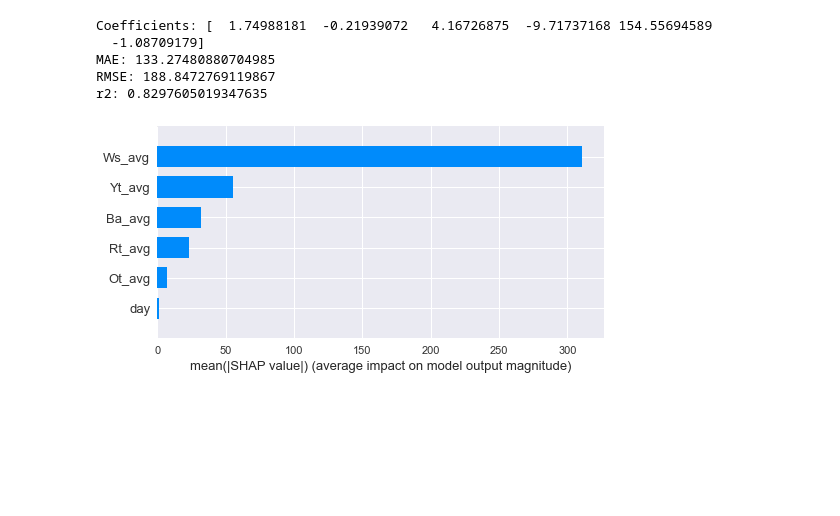
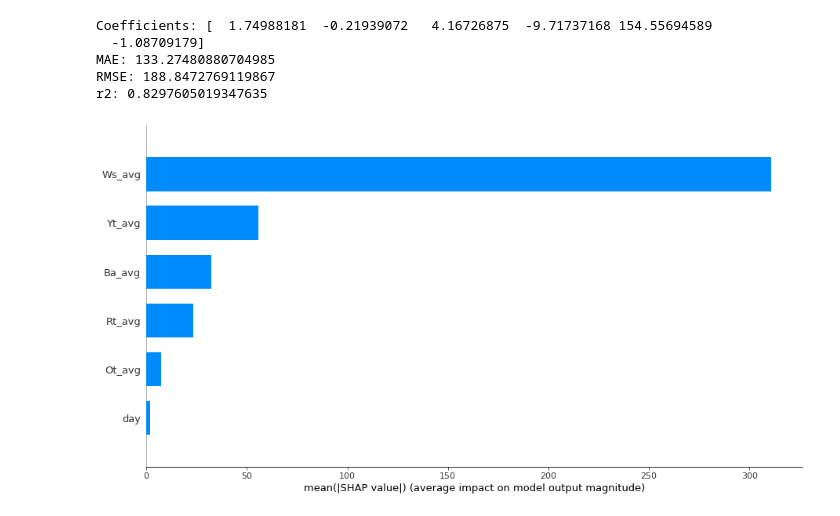
Before and after one commit to jo997/BA-WindPowerForecasting, a Jupyter notebook: Jupyter Notebooks/models/Multiple Linear Regression.ipynb, the cells around one changed output. Drawn from its saved outputs; the diff is of its cells as text; code cells hidden in the pictures; blank space fills up the shorter version.

```diff
--- a/Jupyter Notebooks/models/Multiple Linear Regression.ipynb
+++ b/Jupyter Notebooks/models/Multiple Linear Regression.ipynb
@@ -205,7 +205,7 @@ and train the model:
 LR = linear_model.LinearRegression()
 
 # fitting the training data
-modelLR = LR.fit(x_train,y_train)
+modelLR = LR.fit(x_train.values,y_train.values)
 # %% [markdown]
 make some plots:
 # %%
@@ -253,6 +240,0 @@ dfplot.head()
-# %%
-plt.figure(figsize=(17,4))
-plt.style.use('seaborn')
-plt.plot_date(dfplot['time'],dfplot['real'])
-plt.tight_layout()
-plt.show()
@@ -277,7 +257,7 @@ r2: 0.8297605019347635
 # %%
 # compute the SHAP values for the linear model
 explainer = shap.LinearExplainer(modelLR, x_test)
 shap_values = explainer.shap_values(x_test)
-shap.summary_plot(shap_values, x, plot_type="bar")
+shap.summary_plot(shap_values, x, plot_type="bar", plot_size=[15,8])
 # %% [output]
-[figure, old version]
+[figure, new version]
```
Also changed, not shown: parts of 10 cells of this notebook.
